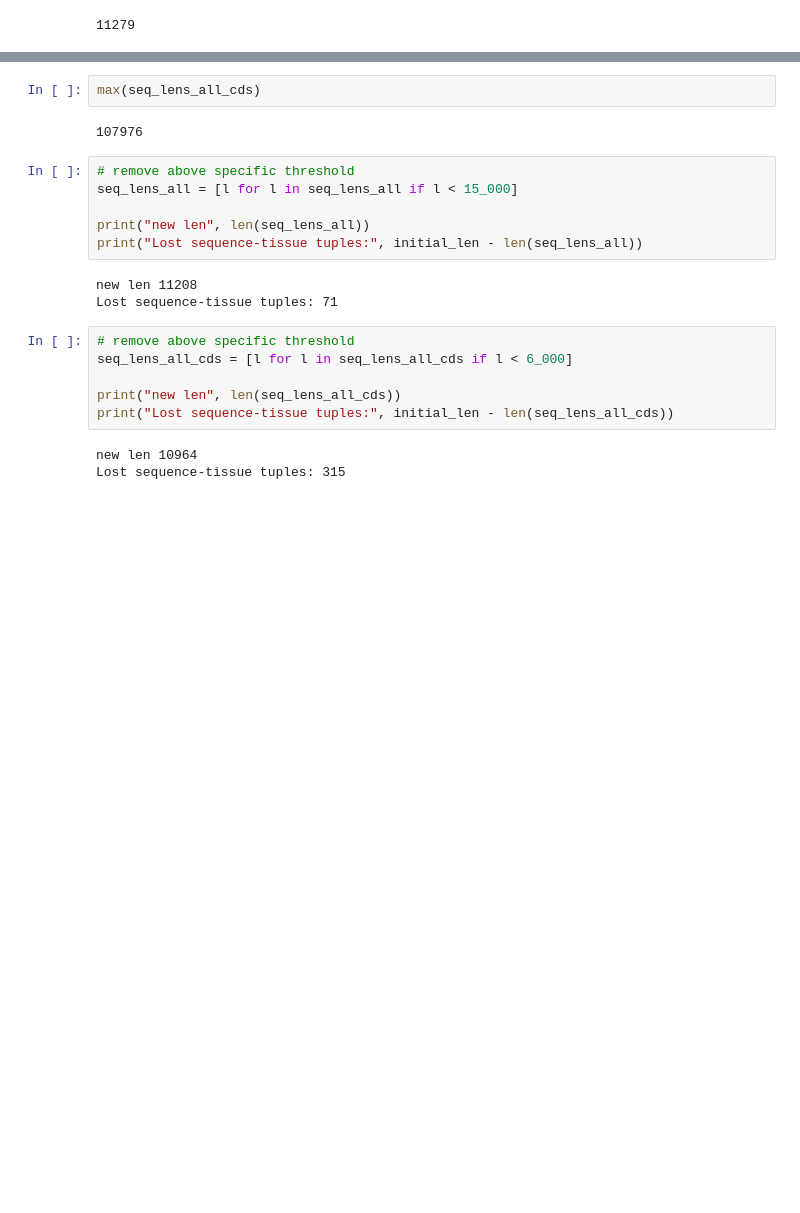
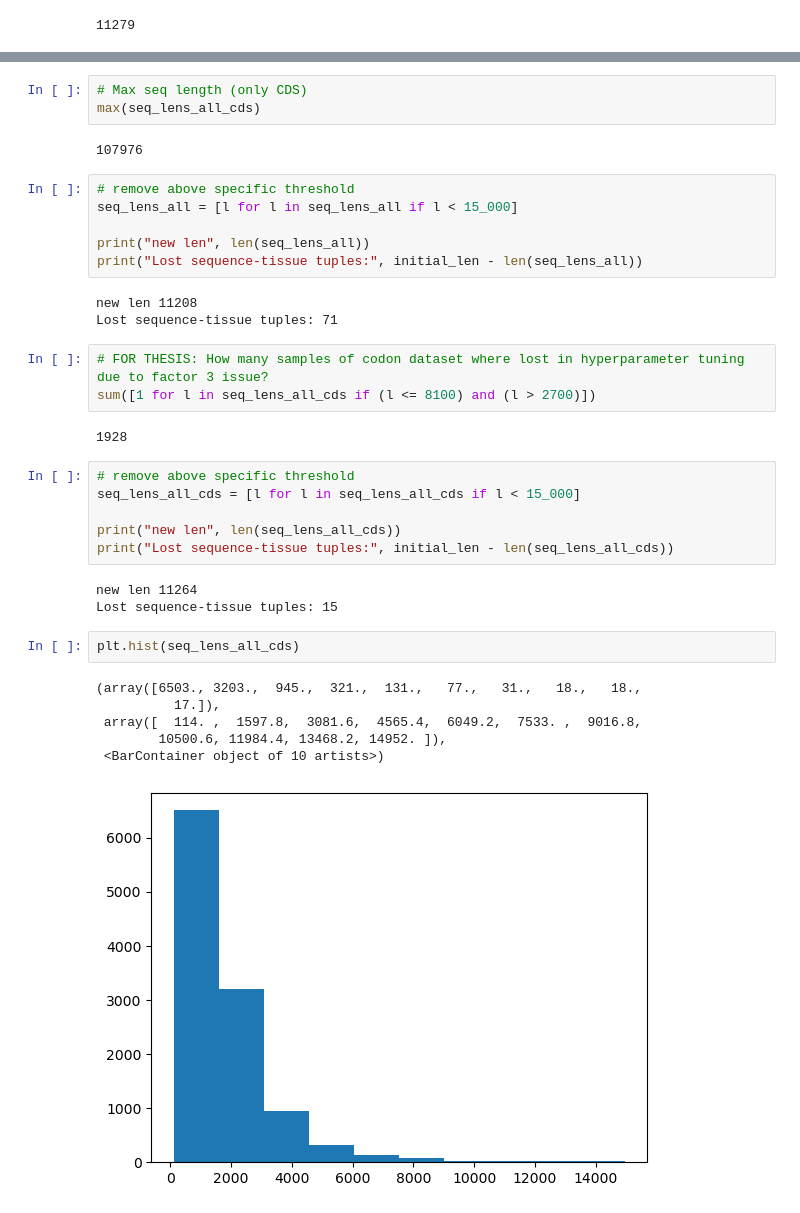
Before and after one commit to f-krause/master-thesis, a Jupyter notebook: experiments/visualisation/seq_len_distrib.ipynb, the cells around one changed output, grey strips where cells are left out. Drawn from its saved outputs; the diff is of its cells as text; blank space fills up the shorter version.

```diff
--- a/experiments/visualisation/seq_len_distrib.ipynb
+++ b/experiments/visualisation/seq_len_distrib.ipynb
@@ -80,6 +94,7 @@ max(seq_lens_all)
 # %% [output]
 109224
 # %%
+# Max seq length (only CDS)
 max(seq_lens_all_cds)
 # %% [output]
 107976
@@ -92,13 +107,27 @@ print("Lost sequence-tissue tuples:", initial_len - len(seq_lens_all))
 # %% [output]
 new len 11208
 Lost sequence-tissue tuples: 71
+# %%
+# FOR THESIS: How many samples of codon dataset where lost in hyperparameter tuning due to factor 3 issue?
+sum([1 for l in seq_lens_all_cds if (l <= 8100) and (l > 2700)])
+# %% [output]
+1928
 # %%
 # remove above specific threshold
-seq_lens_all_cds = [l for l in seq_lens_all_cds if l < 6_000]
+seq_lens_all_cds = [l for l in seq_lens_all_cds if l < 15_000]
 
 print("new len", len(seq_lens_all_cds))
 print("Lost sequence-tissue tuples:", initial_len - len(seq_lens_all_cds))
 # %% [output]
-new len 10964
-Lost sequence-tissue tuples: 315
+new len 11264
+Lost sequence-tissue tuples: 15
+# %%
+plt.hist(seq_lens_all_cds)
+# %% [output]
+(array([6503., 3203.,  945.,  321.,  131.,   77.,   31.,   18.,   18.,
+          17.]),
+ array([  114. ,  1597.8,  3081.6,  4565.4,  6049.2,  7533. ,  9016.8,
+        10500.6, 11984.4, 13468.2, 14952. ]),
+ <BarContainer object of 10 artists>)
+[figure, added]
 # %%
```
Also changed, not shown: parts of 12 cells of this notebook, 1 other file.
